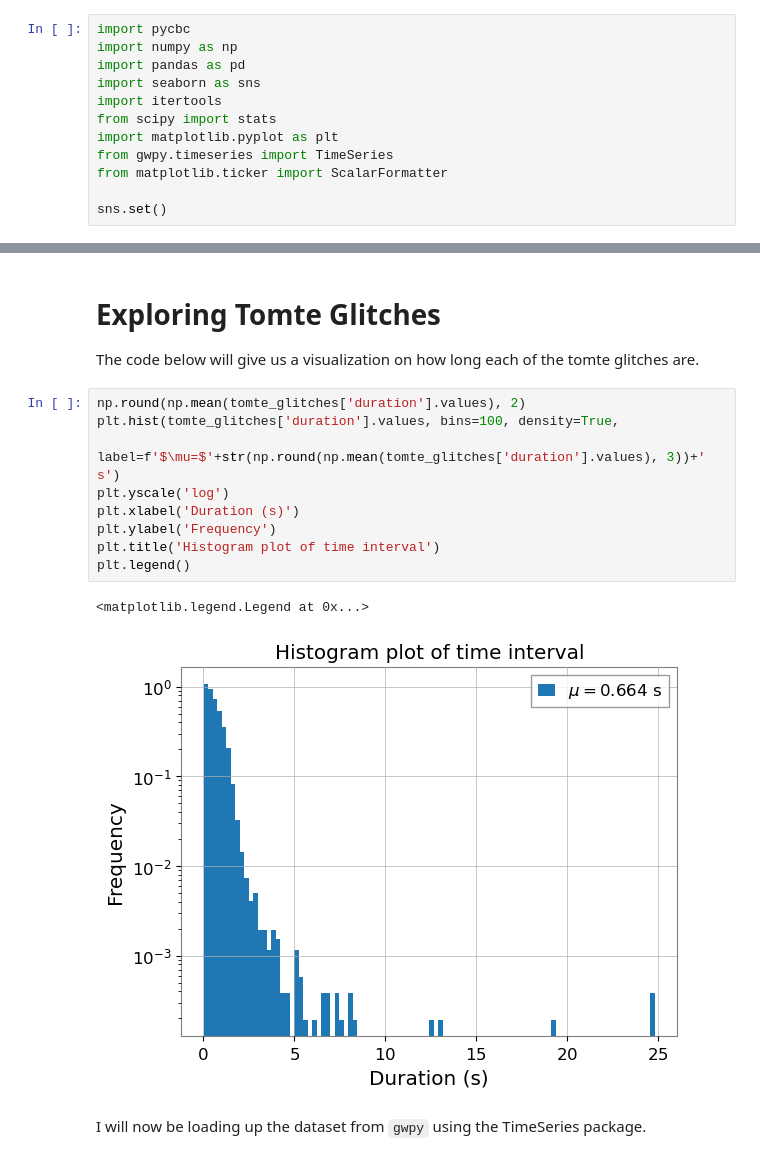
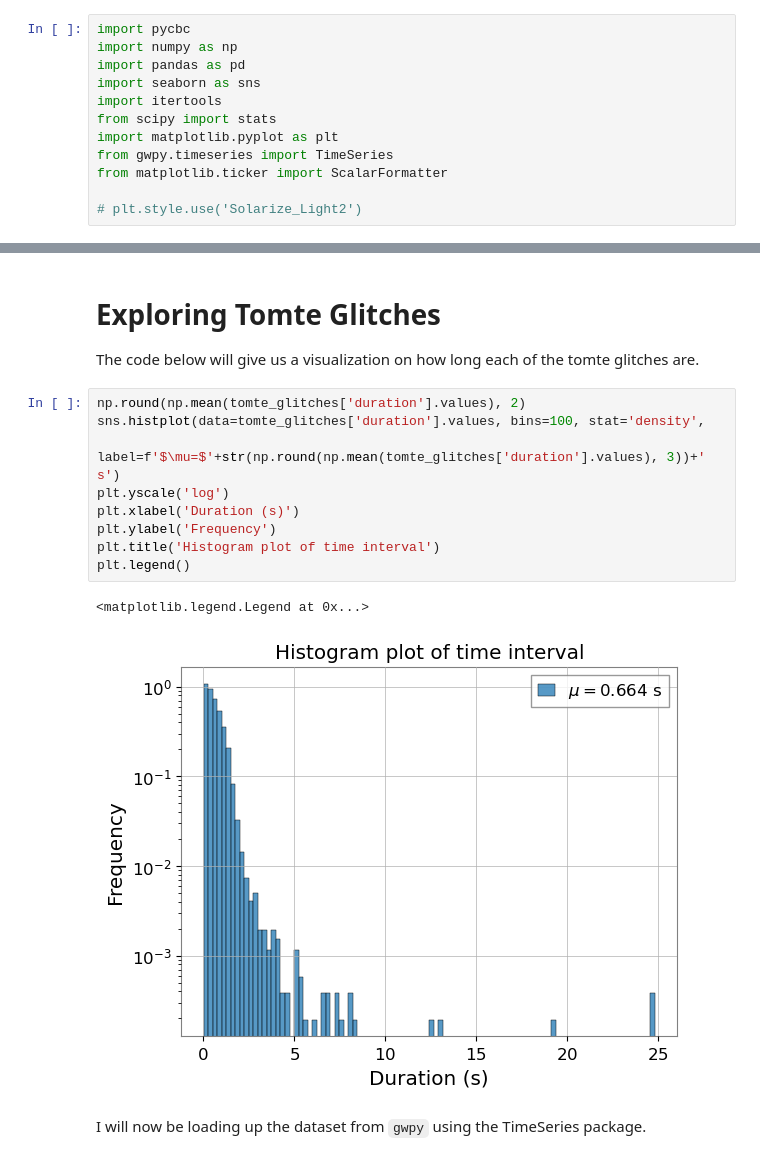
Before and after one commit to ashishmathew0297/gwpy-experiments, a Jupyter notebook: code/normality_test_experimentation.ipynb, the cells around one changed output, grey strips where cells are left out. Drawn from its saved outputs; the diff is of its cells as text.

```diff
--- a/code/normality_test_experimentation.ipynb
+++ b/code/normality_test_experimentation.ipynb
@@ -49,4 +49,4 @@ import matplotlib.pyplot as plt
 from gwpy.timeseries import TimeSeries
 from matplotlib.ticker import ScalarFormatter
 
-sns.set()
+# plt.style.use('Solarize_Light2')
@@ -84,16 +102,16 @@ tomte_glitches.shape
 The code below will give us a visualization on how long each of the tomte glitches are.
 # %%
 np.round(np.mean(tomte_glitches['duration'].values), 2)
-plt.hist(tomte_glitches['duration'].values, bins=100, density=True,
+sns.histplot(data=tomte_glitches['duration'].values, bins=100, stat='density',
          label=f'$\mu=$'+str(np.round(np.mean(tomte_glitches['duration'].values), 3))+' s')
 plt.yscale('log')
 plt.xlabel('Duration (s)')
 plt.ylabel('Frequency')
 plt.title('Histogram plot of time interval')
 plt.legend()
 # %% [output]
 <matplotlib.legend.Legend at 0x...>
-[figure, old version]
+[figure, new version]
 # %% [markdown]
 I will now be loading up the dataset from `gwpy` using the TimeSeries package.
 # %%
```
Also changed, not shown: parts of 18 cells of this notebook.
